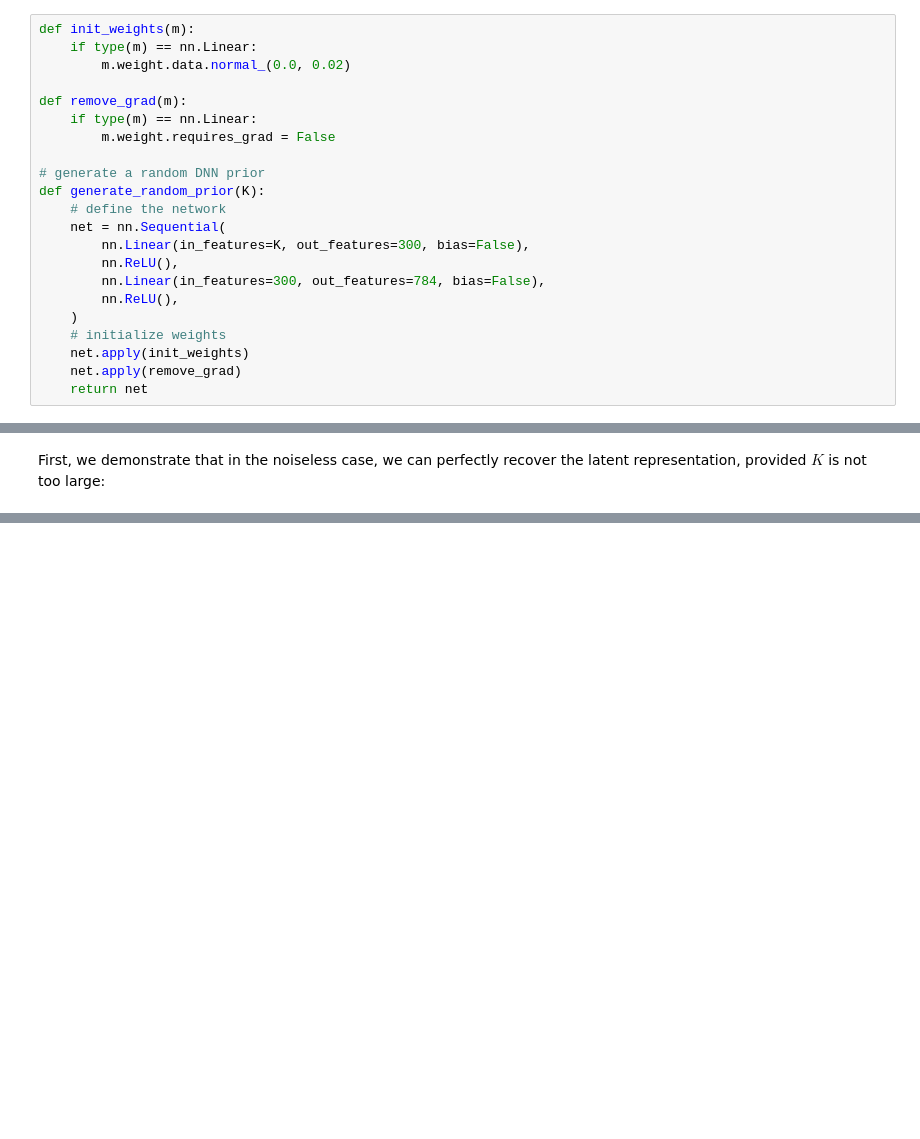
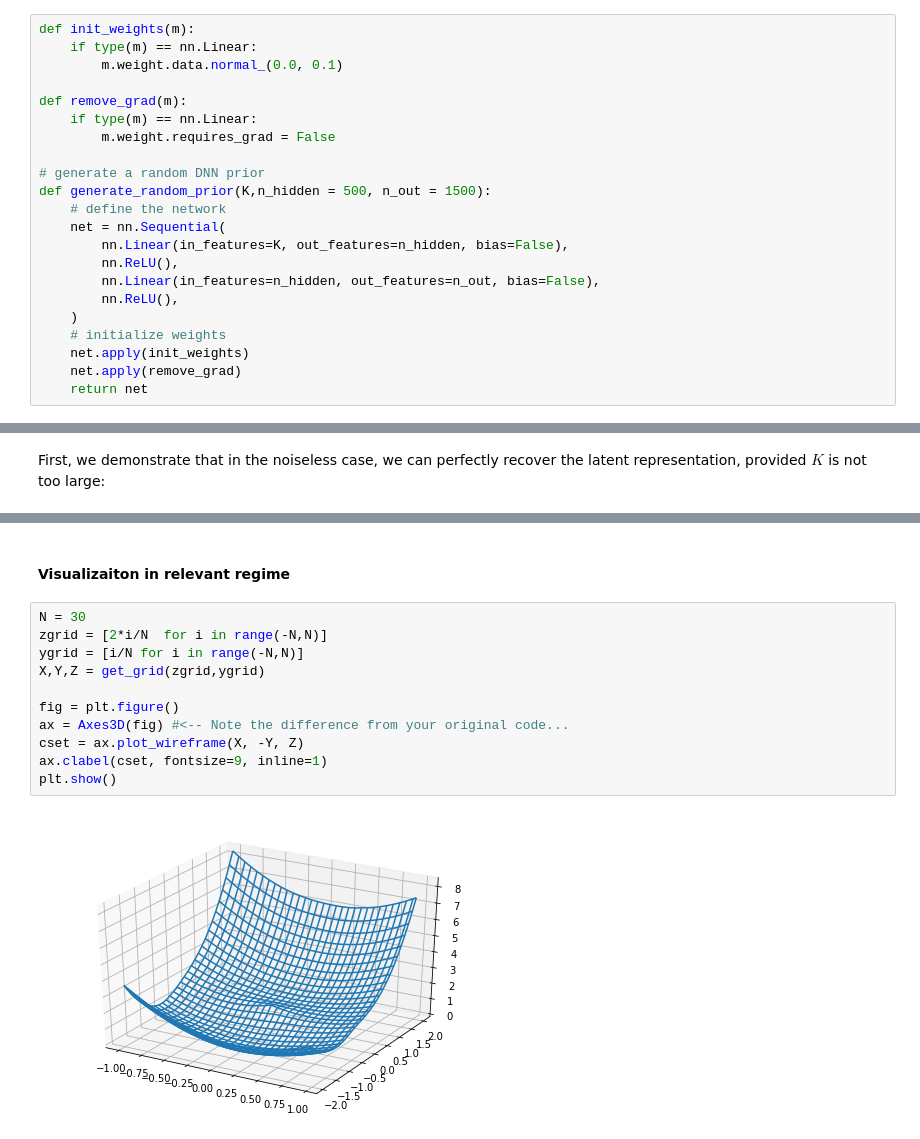
Before and after one commit to reinhardh/supplement_deep_denoising, a Jupyter notebook: denoising_random_dnn_prior.ipynb, the cells around one changed output, grey strips where cells are left out. Cells and saved outputs as stored; diff of their text form; blank space fills up the shorter version.

```diff
--- a/denoising_random_dnn_prior.ipynb
+++ b/denoising_random_dnn_prior.ipynb
@@ -36,19 +36,19 @@ Suppose we add Gaussian noise to the output. What is the denoising rate if we re
 # %%
 def init_weights(m):
     if type(m) == nn.Linear:
-        m.weight.data.normal_(0.0, 0.02)
+        m.weight.data.normal_(0.0, 0.1)
 
 def remove_grad(m):
     if type(m) == nn.Linear:
         m.weight.requires_grad = False
 
 # generate a random DNN prior
-def generate_random_prior(K):
+def generate_random_prior(K,n_hidden = 500, n_out = 1500):
     # define the network
     net = nn.Sequential(
-        nn.Linear(in_features=K, out_features=300, bias=False),
+        nn.Linear(in_features=K, out_features=n_hidden, bias=False),
         nn.ReLU(),
-        nn.Linear(in_features=300, out_features=784, bias=False),
+        nn.Linear(in_features=n_hidden, out_features=n_out, bias=False),
         nn.ReLU(),
     )
     # initialize weights
@@ -218,0 +218,15 @@ for i,y in enumerate(ygrid):
+# %% [markdown]
+#### Visualizaiton in relevant regime
+# %%
+N = 30
+zgrid = [2*i/N  for i in range(-N,N)]
+ygrid = [i/N for i in range(-N,N)]
+X,Y,Z = get_grid(zgrid,ygrid)
+
+fig = plt.figure()
+ax = Axes3D(fig) #<-- Note the difference from your original code...
+cset = ax.plot_wireframe(X, -Y, Z)
+ax.clabel(cset, fontsize=9, inline=1)
+plt.show()
+# %% [output]
+[figure, added]
```
Also changed, not shown: parts of 14 cells of this notebook, 1 other file.
